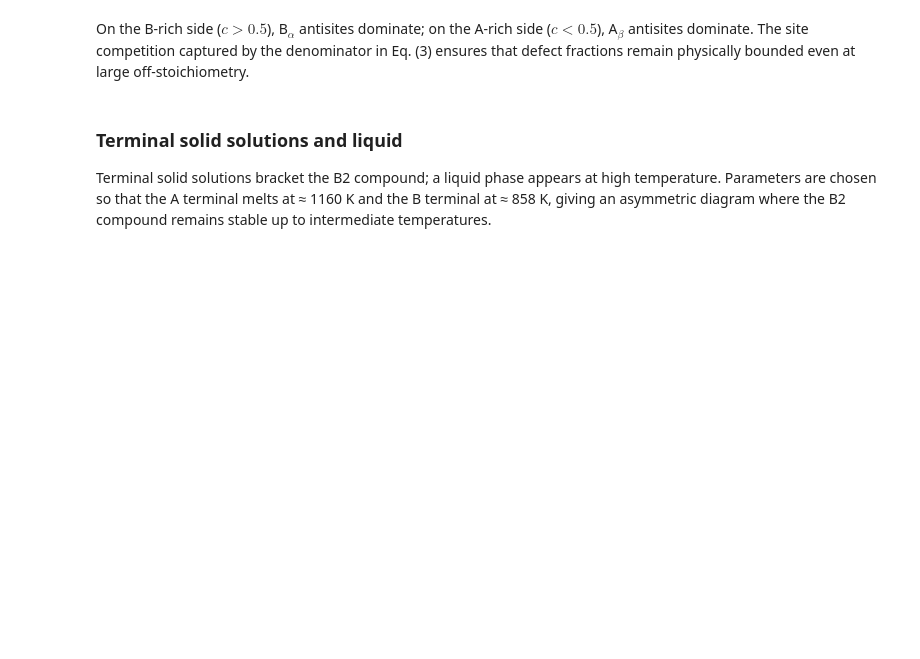
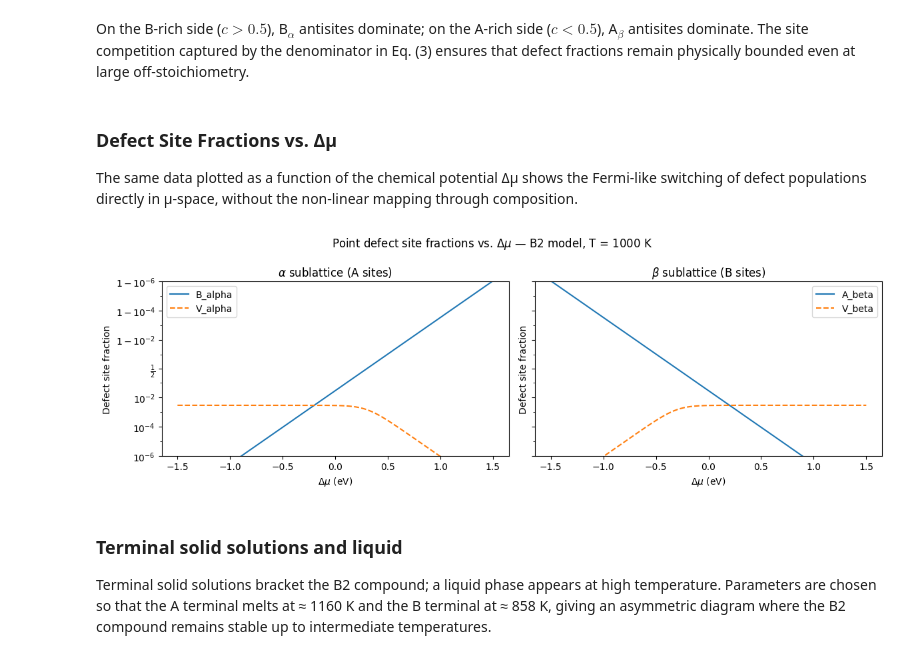
Before and after one commit to eisenforschung/landau, a Jupyter notebook: notebooks/PointDefects.ipynb, the cells around one changed output. Cells and saved outputs as stored; diff of their text form; code cells hidden in the pictures; blank space fills up the shorter version.

Commit message:
docs: add site fraction vs. Δμ plot to PointDefects notebook
Co-authored-by: Marvin Poul <pmrv@users.noreply.github.com>

```diff
--- a/notebooks/PointDefects.ipynb
+++ b/notebooks/PointDefects.ipynb
@@ -184,6 +184,34 @@ plt.show()
 On the B-rich side ($c > 0.5$), B$_\alpha$ antisites dominate; on the A-rich side ($c < 0.5$),
 A$_\beta$ antisites dominate.  The site competition captured by the denominator in Eq. (3) ensures
 that defect fractions remain physically bounded even at large off-stoichiometry.
+# %% [markdown]
+### Defect Site Fractions vs. Δμ
+
+The same data plotted as a function of the chemical potential Δμ shows the Fermi-like
+switching of defect populations directly in μ-space, without the non-linear mapping
+through composition.
+# %%
+fig, axes = plt.subplots(1, 2, figsize=(12, 4), sharey=True)
+
+for ax, fracs, title in zip(
+    axes,
+    [fracs_alpha, fracs_beta],
+    [r'$\alpha$ sublattice (A sites)', r'$\beta$ sublattice (B sites)'],
+):
+    for (name, frac), ls in zip(fracs.items(), linestyles):
+        ax.plot(dmus, frac, ls, label=name)
+    ax.set_xlabel(r'$\Delta\mu$ (eV)')
+    ax.set_ylabel('Defect site fraction')
+    ax.set_title(title)
+    ax.legend()
+    ax.set_yscale('logit')
+    ax.set_ylim(1e-6, 1 - 1e-6)
+
+fig.suptitle(f'Point defect site fractions vs. $\Delta\mu$ — B2 model, T = {T} K')
+plt.tight_layout()
+plt.show()
+# %% [output]
+[figure, added]
 # %% [markdown]
 ### Terminal solid solutions and liquid
 
```
